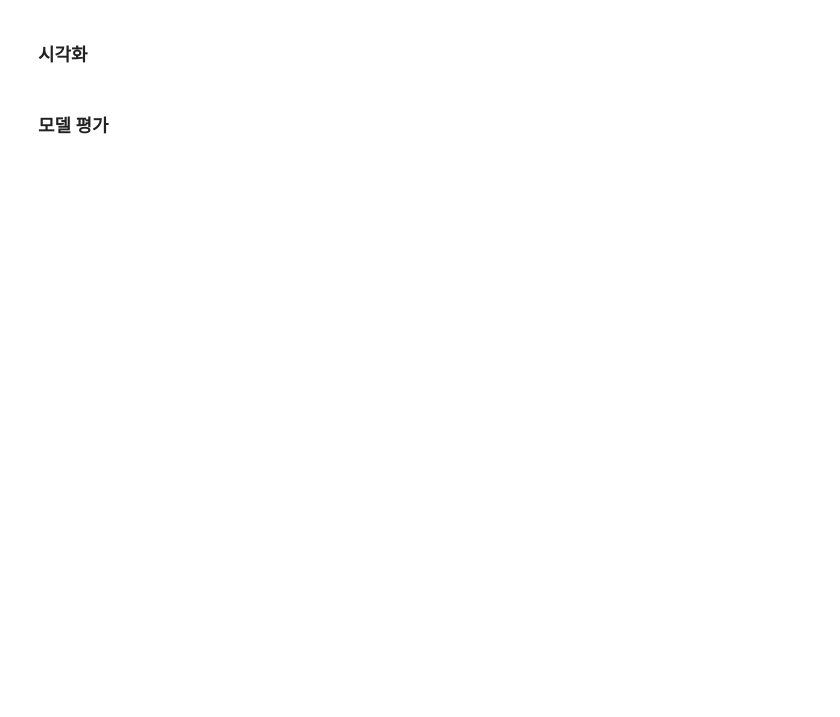
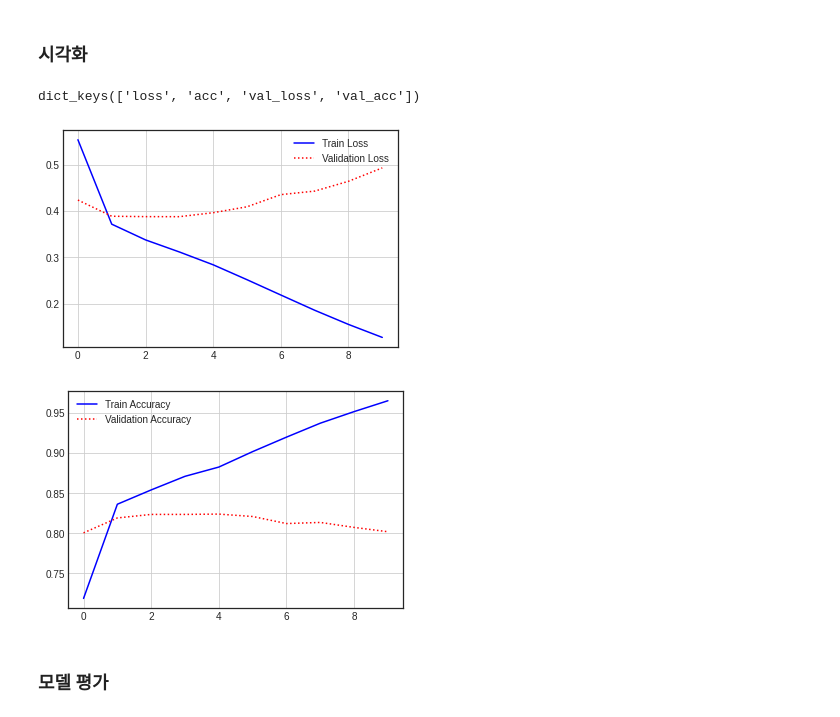
Before and after one commit to HoYoung1/NLPStudy, a Jupyter notebook: 7_임베딩(Embedding).ipynb, the cells around one changed output. Drawn from its saved outputs; the diff is of its cells as text; code cells hidden in the pictures; blank space fills up the shorter version.

```diff
--- a/7_임베딩(Embedding).ipynb
+++ b/7_임베딩(Embedding).ipynb
@@ -201,2 +246,8 @@ for i in range(10):
 # %% [markdown]
 ### 모델 컴파일 및 학습
+# %%
+model.compile(optimizer='rmsprop',
+              loss='binary_crossentropy',
+              metrics=['acc'])
+# %%
+history = model.fit(pad_x_train, y_train, epochs=10, batch_size=32, validation_split=0.2)
@@ -203,4 +275,28 @@ for i in range(10):
 # %% [markdown]
 ### 시각화
+# %%
+import matplotlib.pyplot as plt
+plt.style.use('seaborn-white')
+# %%
+hist_dict = history.history
+hist_dict.keys()
+# %% [output]
+dict_keys(['loss', 'acc', 'val_loss', 'val_acc'])
+# %%
+plt.plot(hist_dict['loss'], 'b-', label='Train Loss')
+plt.plot(hist_dict['val_loss'], 'r:', label='Validation Loss')
+plt.legend()
+plt.grid()
+
+plt.figure()
+plt.plot(hist_dict['acc'], 'b-', label='Train Accuracy')
+plt.plot(hist_dict['val_acc'], 'r:', label='Validation Accuracy')
+plt.legend()
+plt.grid()
+
+plt.show()
+# %% [output]
+[figure, added]
+[figure, added]
 # %% [markdown]
 ### 모델 평가
```
Also changed, not shown: parts of 34 cells of this notebook.
